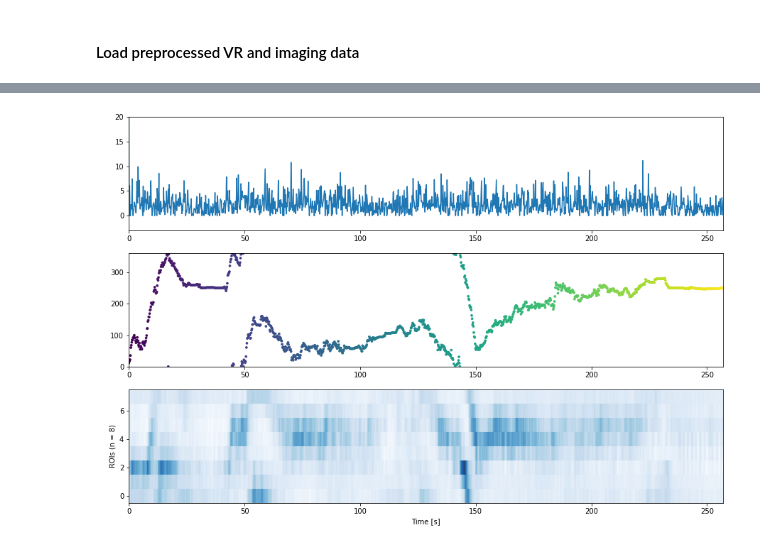
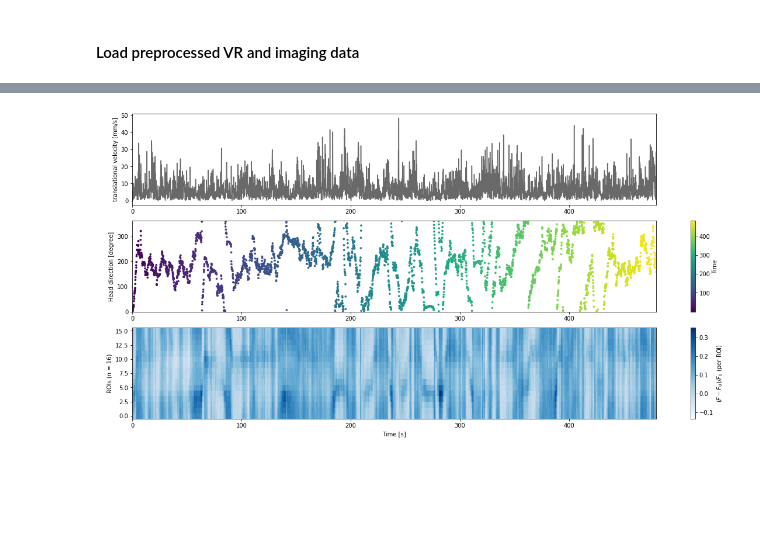
Before and after one commit to hjmh/unityvr, a Jupyter notebook: unityvr/scripts/combineUnityVRandImaging.ipynb, the cells around one changed output, grey strips where cells are left out. Cells and saved outputs as stored; diff of their text form; code cells hidden in the pictures; blank space fills up the shorter version.

```diff
--- a/unityvr/scripts/combineUnityVRandImaging.ipynb
+++ b/unityvr/scripts/combineUnityVRandImaging.ipynb
@@ -32,0 +17,11 @@ notes  :  EB imaging
+# %%
+root = '../../../../data_unityvr/'
+subdir = 'panoramaTest/56H10_x_7f/BU/f01/panC1'#'dFB/84C10_x_6fdouble/FB/deprived/f02/trial01'
+
+preprocDir = root+'preproc/'+subdir
+saveDir = root+'plot/'+subdir
+print(saveDir)
+img = 'img'
+vr = 'uvr'
+
+utils.makemydir(saveDir)
@@ -89,0 +50,4 @@ plt.axis('equal');
+# %%
+imgInd, volFramePos = alignVRImg.findImgFrameTimes(uvrDat,imgMetadat['fpv'])
+print('length of imaging data (ROI time series) {}'.format(len(imgDat)))
+fig = alignVRImg.debugAlignmentPlots(uvrDat,imgMetadat, imgInd, volFramePos)
@@ -90,26 +196,39 @@ plt.axis('equal');
 # %%
-fig, axs = plt.subplots(3,1,figsize=(15,10))
-axs[0].plot(uvrDat.posDf.time.values[volFramePos],
-         np.hypot(uvrDat.posDf.dx.values,uvrDat.posDf.dy.values)[volFramePos]*10)
-axs[0].set_ylim(-3,20)
+roiname = 'slice'
+if "background" in imgDat.columns:
+    nroi = len(imgDat.columns)-2
+else:
+    nroi = len(imgDat.columns)-1
+fig, axs = plt.subplots(3,2,figsize=(15,8), gridspec_kw={'width_ratios':[8,0.5]})
+axs[0,0].plot(uvrDat.posDf.time.values[volFramePos],uvrDat.posDf.vT.values[volFramePos], color='dimgrey')
+axs[0,0].set_ylabel('translational velocity [mm/s]')
+#axs[0,0].set_ylim(-3,30)
 
 #axs[1].plot(uvrDat.posDf.time.values[volFramePos],uvrDat.posDf.angle.values[volFramePos])
-axs[1].scatter(uvrDat.posDf.time.values[volFramePos], uvrDat.posDf.angle.values[volFramePos],s=7,c=uvrDat.posDf.time.values[volFramePos],cmap='viridis')
+cax1 = axs[1,0].scatter(uvrDat.posDf.time.values[volFramePos],
+                        uvrDat.posDf.angle.values[volFramePos],s=7,c=uvrDat.posDf.time.values[volFramePos],cmap='viridis')
+axs[1,0].set_ylabel('Head direction [degree]')
+axs[1,0].set_ylim(0,360)
 
-axs[1].set_ylim(0,360)
+cax2 = axs[2,0].pcolor(uvrDat.posDf.time.values[volFramePos],np.arange(0,nroi),
+                 imgDat[["{}{}".format(roiname, i+1) for i  in range(nroi)]].values.T,
+                 cmap='Blues', edgecolors='face', shading='nearest')
+axs[2,0].set_xlabel('Time [s]')
+axs[2,0].set_ylabel('\nROIs (n = {})'.format(nroi))
 
-cax = axs[2].pcolor(uvrDat.posDf.time.values[volFramePos],np.arange(0,8),
-                 imgDat[["wedge{}".format(i+1) for i  in range(8)]].values.T,
-                 cmap='Blues', edgecolors='face', shading='nearest')
-axs[2].set_xlabel('Time [s]')
-axs[2].set_ylabel('\nROIs (n = {0})'.format(8))
-
-for ax in axs:
+for ax in axs[:,0]:
     ax.set_xlim(0,uvrDat.posDf.time.values[volFramePos[-1]])
     #myAxisTheme(ax)
+for ax in axs[:,1]:
+    ax.axis('off')
 
 # Add colorbar, make sure to specify tick locations to match desired ticklabels
-#cbar = fig.colorbar(cax)
-#cbar.set_label('$(F - F_0) / F_0$ (per ROI)')  # vertically oriented colorbar
+cbar = fig.colorbar(cax1, ax=axs[1,1])
+cbar.set_label('Time')  # vertically oriented colorbar
+cbar = fig.colorbar(cax2, ax=axs[2,1])
+cbar.set_label('$(F - F_0) / F_0$ (per ROI)')  # vertically oriented colorbar
+fig.tight_layout()
+
+fig.savefig(saveDir+sep+'headingAndDFF_timeseries.pdf')
 # %% [output]
-[figure, old version]
+[figure, new version]
```
Also changed, not shown: parts of 22 cells of this notebook.
